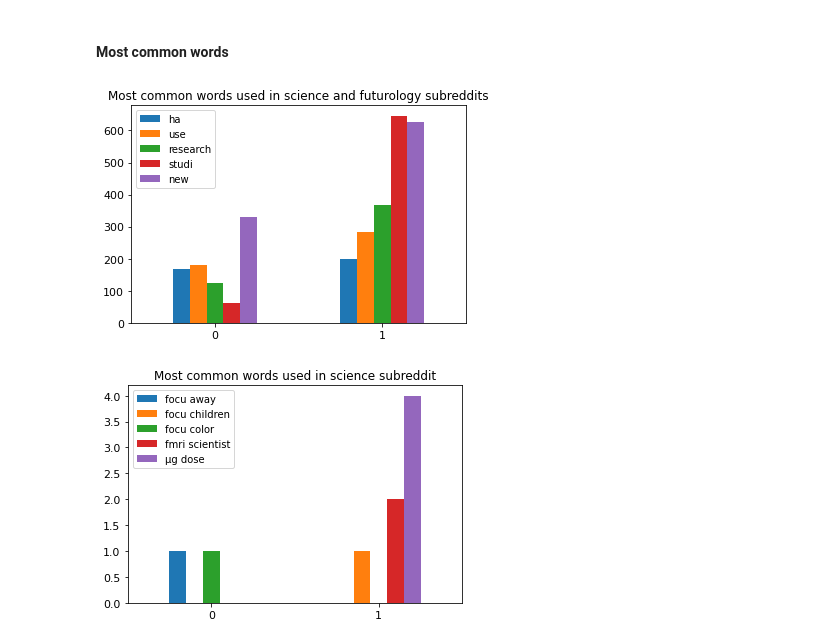
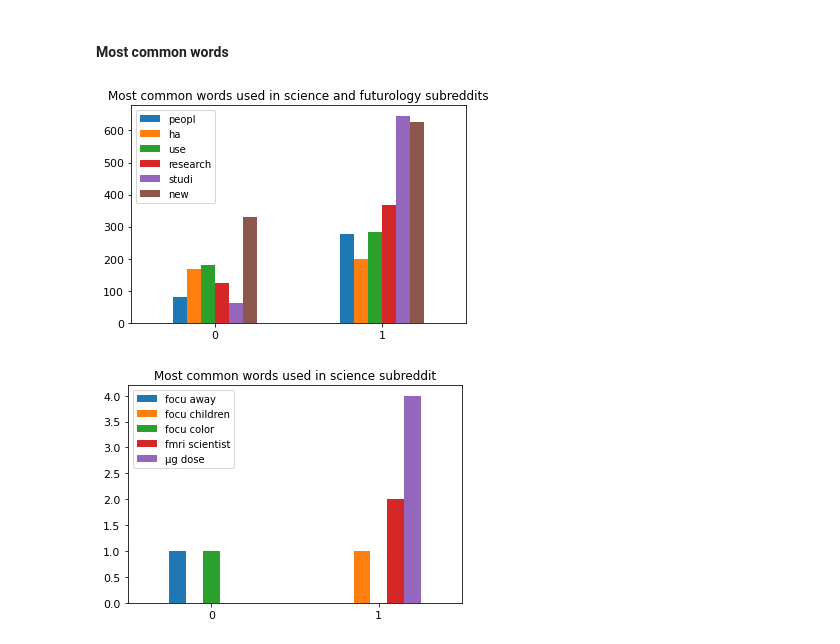
Before and after one commit to abishop17/plausible_utopia_nlp_classification_modeling, a Jupyter notebook: code/Project 3 - #1 of 3 (Preprocessing, EDA) - Plausible Utopia -- Classification Modeling on Subreddits.ipynb, the cells around one changed output. Drawn from its saved outputs; the diff is of its cells as text; code cells hidden in the pictures.

```diff
--- a/code/Project 3 - #1 of 3 (Preprocessing, EDA) - Plausible Utopia -- Classification Modeling on Subreddits.ipynb
+++ b/code/Project 3 - #1 of 3 (Preprocessing, EDA) - Plausible Utopia -- Classification Modeling on Subreddits.ipynb
@@ -355,10 +356,10 @@ printmd('**Balance of classes**')
 display(subred['subreddit'].value_counts())
 display(subred['subreddit'].value_counts(normalize = True))
 
-subred['subreddit'] = subred['subreddit'].map({'science': 1, 'futurology': 0})
+# subred['subreddit'] = subred['subreddit'].map({'science': 1, 'futurology': 0})
 
-printmd('**Balance of classes after binarizing (Science: 1, Futurology: 0)**')
-display(subred['subreddit'].value_counts(normalize = True))
+# printmd('**Balance of classes after binarizing (Science: 1, Futurology: 0)**')
+# display(subred['subreddit'].value_counts(normalize = True))
 # %% [output]
 **Balance of classes**
 futurology    2400
@@ -510,16 +483,16 @@ df_doc_term_matrix
 # %%
 # Most common words used in science and futurology subreddits
 
-top_words = df_doc_term_matrix.iloc[:, 1:].sum().sort_values(ascending = False)[:5][::-1]
+top_words = df_doc_term_matrix.iloc[:, 1:].sum().sort_values(ascending = False)[:6][::-1]
 top_words = df_doc_term_matrix[[word for word in pd.Series(top_words).index]]
 
 top_words.plot.bar()
 
 plt.title('Most common words used in science and futurology subreddits')
 plt.xticks(size = 11, rotation = 0)
 plt.yticks(size = 11);
 # %% [output]
-[figure, old version]
+[figure, new version]
 # %%
 # Most common words used in science subreddit
 
```
Also changed, not shown: parts of 6 cells of this notebook, 2 other files.
